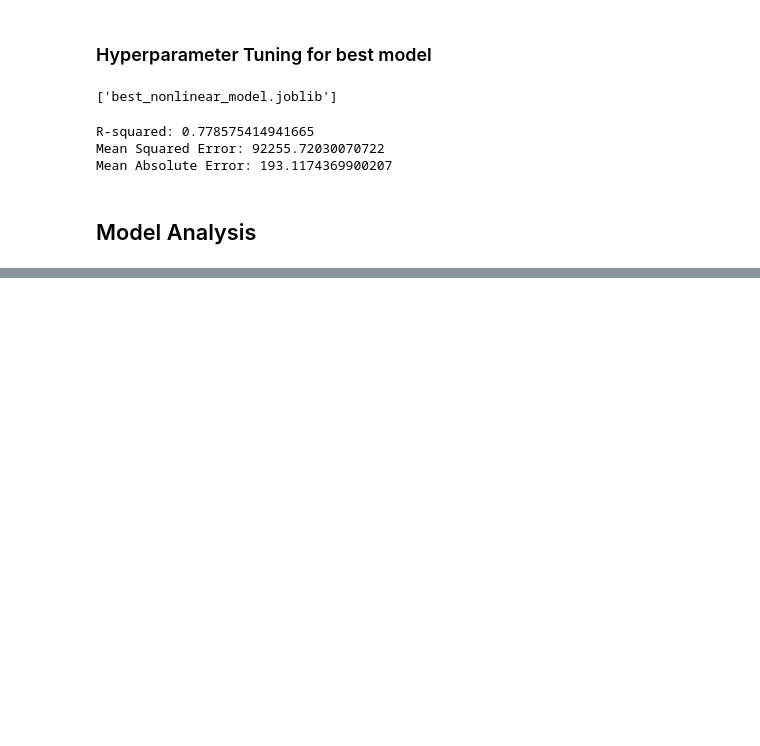
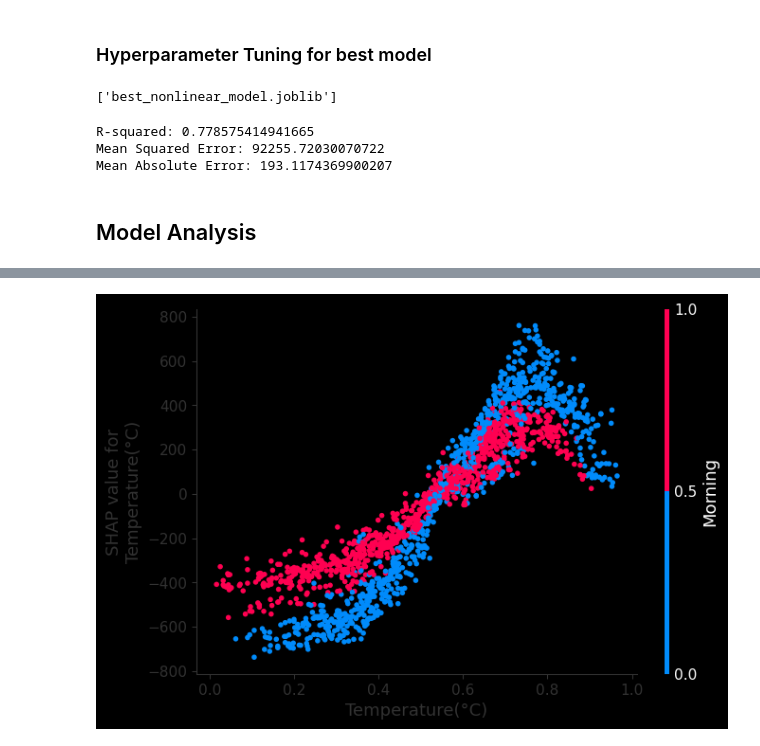
Before and after one commit to majinmarco/ML-Practice, a Jupyter notebook: Seoul Bike Fares/Seoul_Fares.ipynb, the cells around one changed output, grey strips where cells are left out. Drawn from its saved outputs; the diff is of its cells as text; code cells hidden in the pictures; blank space fills up the shorter version.

```diff
--- a/Seoul Bike Fares/Seoul_Fares.ipynb
+++ b/Seoul Bike Fares/Seoul_Fares.ipynb
@@ -446,0 +374,4 @@ However, this is also due to the fact that the energy demanding range for this f
+# %%
+shap.dependence_plot("Temperature(°C)", shap_values.values, X_test)
+# %% [output]
+[figure, added]
```
Also changed, not shown: parts of 26 cells of this notebook.
